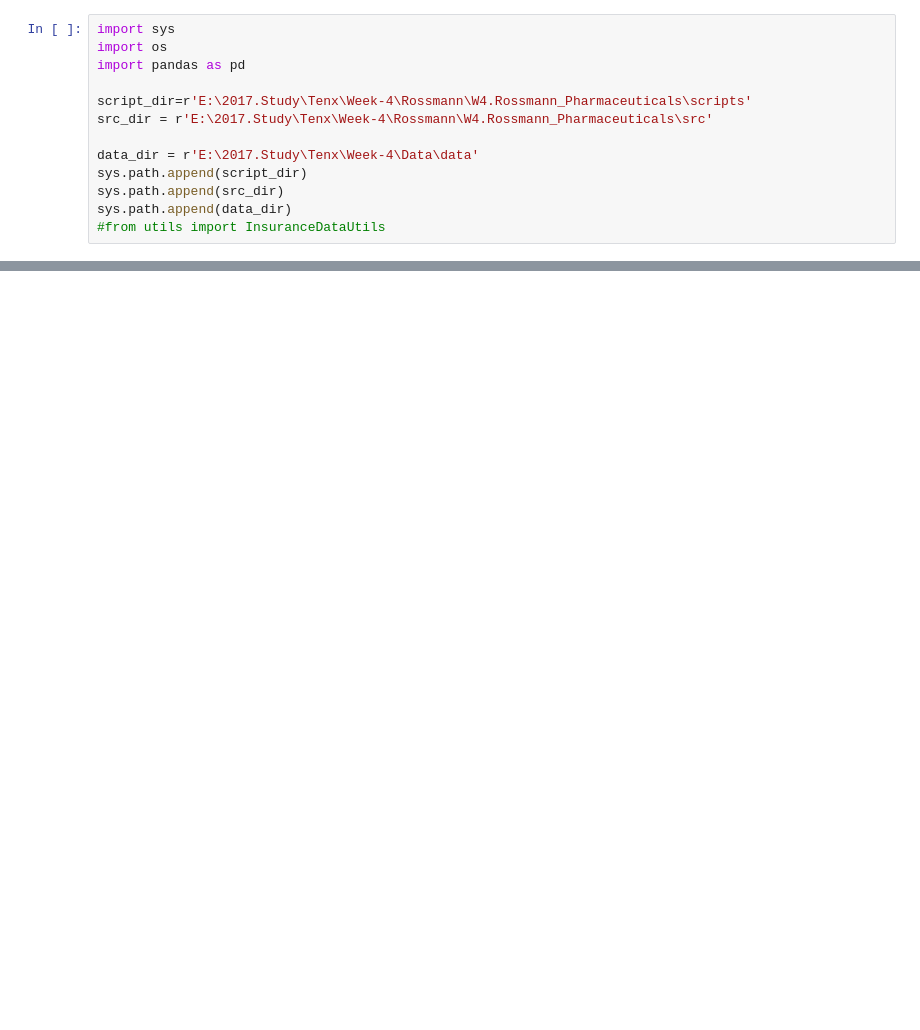
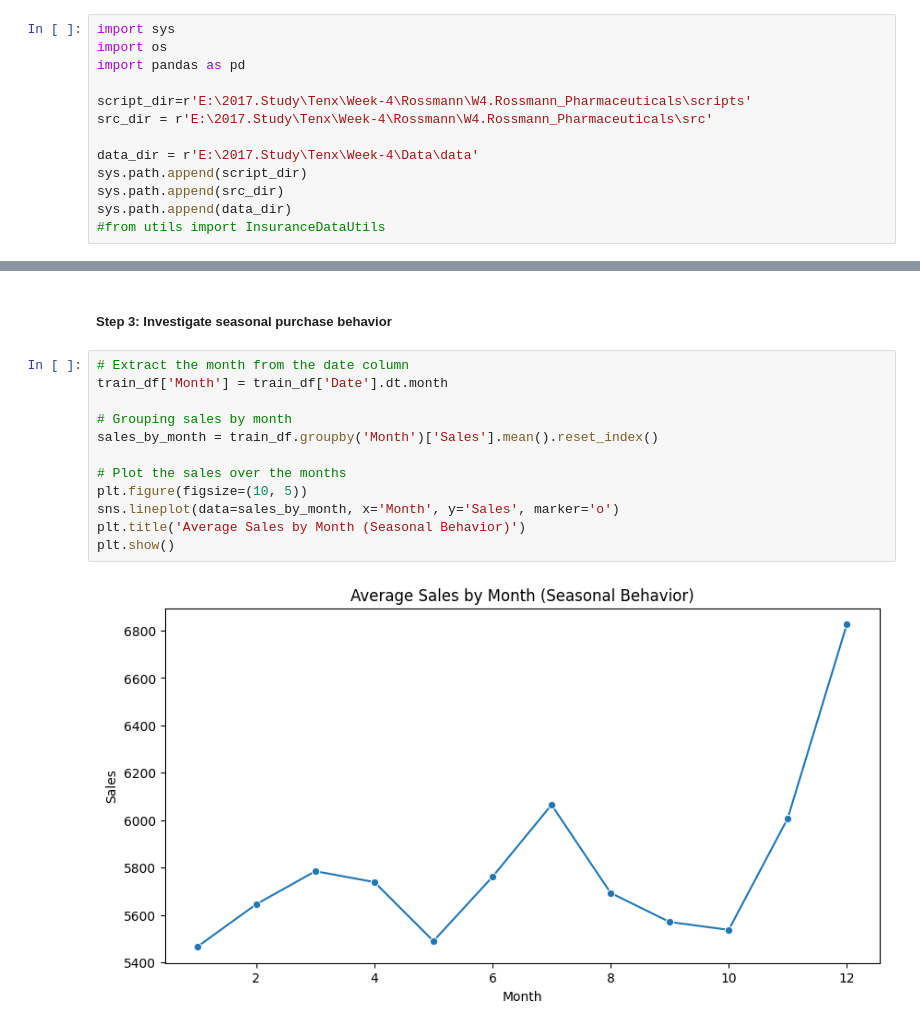
Before and after one commit to Ethel-Star/W4.Rossmann_Pharmaceuticals, a Jupyter notebook: notebooks/Customer_Purchasing_Behavior_Analysis.ipynb, the cells around one changed output, grey strips where cells are left out. Saved outputs shown, nothing was run; the diff lists cells and outputs as text; blank space fills up the shorter version.

```diff
--- a/notebooks/Customer_Purchasing_Behavior_Analysis.ipynb
+++ b/notebooks/Customer_Purchasing_Behavior_Analysis.ipynb
@@ -72,0 +288,16 @@ max                 2015.000000     1.000000        50.000000      2015.000000
+# %% [markdown]
+##### Step 3: Investigate seasonal purchase behavior
+# %%
+# Extract the month from the date column
+train_df['Month'] = train_df['Date'].dt.month
+
+# Grouping sales by month
+sales_by_month = train_df.groupby('Month')['Sales'].mean().reset_index()
+
+# Plot the sales over the months
+plt.figure(figsize=(10, 5))
+sns.lineplot(data=sales_by_month, x='Month', y='Sales', marker='o')
+plt.title('Average Sales by Month (Seasonal Behavior)')
+plt.show()
+# %% [output]
+[figure, added]
```
Also changed, not shown: parts of 21 cells of this notebook.
